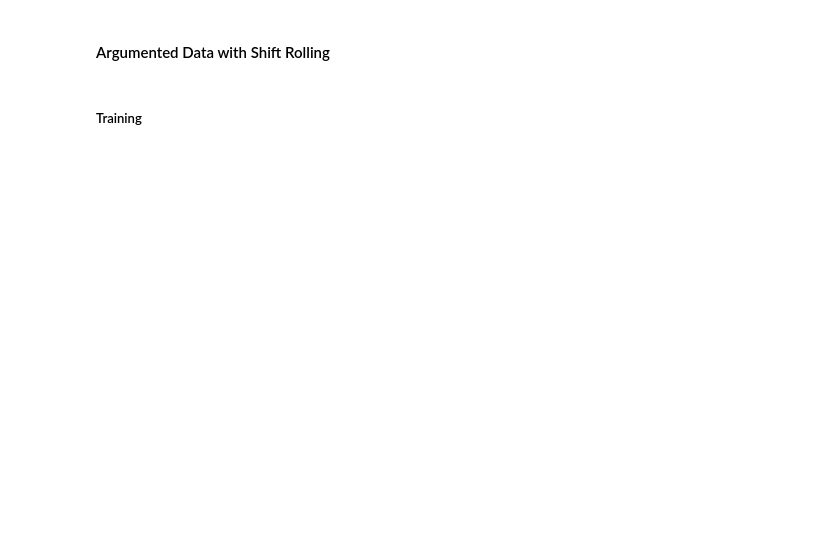
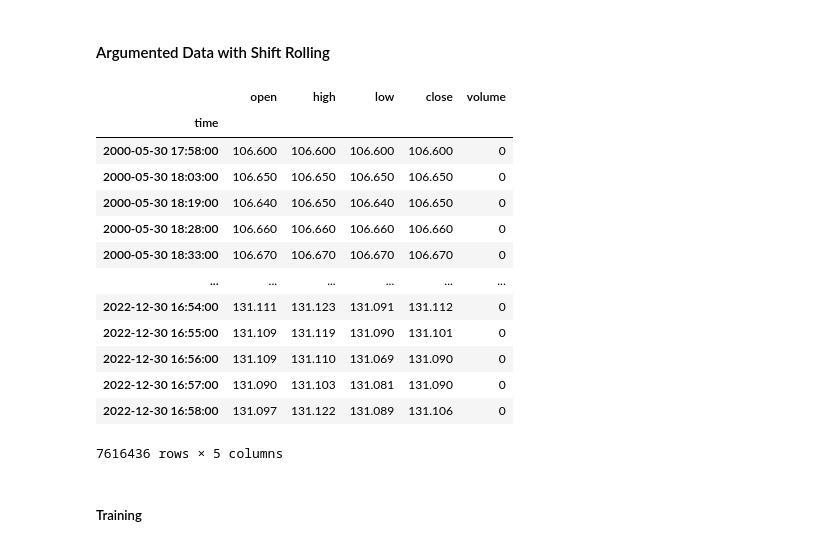
Before and after one commit to Naradice/stocknet_study, a Jupyter notebook: Models/Transformer/LinerInputFinanceTransformer.ipynb, the cells around one changed output. Cells and saved outputs as stored; diff of their text form; code cells hidden in the pictures; blank space fills up the shorter version.

```diff
--- a/Models/Transformer/LinerInputFinanceTransformer.ipynb
+++ b/Models/Transformer/LinerInputFinanceTransformer.ipynb
@@ -1845,40 +1881,39 @@ columns = ohlc_column
 
 #log_p = fprocess.LogPreProcess(columns=ohlc_column)
 diff_p = fprocess.DiffPreProcess(columns=ohlc_column)
-time_p = fprocess.WeeklyIDProcess(freq= 30, time_column= "index")
 #ohlc_pre_process = [log_p, diff_p, time_p]
-ohlc_pre_process = [diff_p, time_p]
+ohlc_pre_process = [diff_p]
 
 standalization_p = fprocess.MinMaxPreProcess(columns=columns)
 processes = [*ohlc_pre_process, standalization_p]
 # %%
 device = torch.device("cuda:0" if torch.cuda.is_available() else "cpu")
-model_name = "finance_linear_wt_transfomer_ext"
 
 #Dataset parameters
 batch_size = 64
 observation_length = 60
 prediction_length = 10
 
-ds = TimeFeatureDataset(df, columns, time_column="index",
-                        processes=processes, observation_length=observation_length,
-                        prediction_length=prediction_length, index_sampler="k_fold")
+ds = FeatureDataset(df, columns, processes=processes, observation_length=observation_length,
+                        prediction_length=prediction_length, index_sampler="k_fold", device=device)
+
+dl = DataLoader(ds, batch_size=batch_size, shuffle=False, num_workers=1, drop_last=True)
 # %%
 feature_size = 4
 d_model=124
 nhead = 4
 num_layer=1
-dim_feedforward = 10
-num_encoder_layers = 2
-num_decoder_layers = 2
+dim_feedforward = 1000
+num_encoder_layers = 12
+num_decoder_layers = 12
 dropout = 0.1
-time_size = int(24*(60/30)*7)
 
 model = Seq2SeqTransformer(
     num_encoder_layers=num_encoder_layers,
     num_decoder_layers=num_decoder_layers,
     feature_size=feature_size,
-    time_size=time_size,
+    observation_length=observation_length,
+    prediction_length=prediction_length,
     d_model=d_model, num_layer=num_layer,
     dim_feedforward=dim_feedforward,
     dropout=dropout, nhead=nhead
@@ -2005,27 +2057,43 @@ def read_histdata_file(file):
 # %%
 import glob
 import os
 import pandas as pd
 
 df = pd.DataFrame()
 ohlc_column = ['open', 'high', 'low', 'close']
 volume_column = "volume"
 file_path = f"{data_folder}/HistData_USDJPY_1MIN.zip"
 if os.path.exists(file_path):
   df =  pd.read_csv(file_path, index_col=0, parse_dates=True)
 else:
   file_path = f"{data_folder}/HistData_USDJPY_1MIN.csv"
 
   if os.path.exists(file_path):
       df =  pd.read_csv(file_path, index_col=0, parse_dates=True)
   else:
       folder_path = os.path.abspath('L:/data/fx/HistData/USDJPY')
       files = glob.glob(folder_path + '/DAT_ASCII_USDJPY_M1_*.zip')
 
       for file in files:
           min_df = read_histdata_file(file)
           df = pd.concat([df, min_df], axis=0)
       df.to_csv(f"{data_folder}/HistData_USDJPY_1MIN.csv")
+df
+# %% [output]
+|  | open | high | low | close | volume |
+| time |  |  |  |  |  |
+| 2000-05-30 17:58:00 | 106.600 | 106.600 | 106.600 | 106.600 | 0 |
+| 2000-05-30 18:03:00 | 106.650 | 106.650 | 106.650 | 106.650 | 0 |
+| 2000-05-30 18:19:00 | 106.640 | 106.650 | 106.640 | 106.650 | 0 |
+| 2000-05-30 18:28:00 | 106.660 | 106.660 | 106.660 | 106.660 | 0 |
+| 2000-05-30 18:33:00 | 106.670 | 106.670 | 106.670 | 106.670 | 0 |
+| ... | ... | ... | ... | ... | ... |
+| 2022-12-30 16:54:00 | 131.111 | 131.123 | 131.091 | 131.112 | 0 |
+| 2022-12-30 16:55:00 | 131.109 | 131.119 | 131.090 | 131.101 | 0 |
+| 2022-12-30 16:56:00 | 131.109 | 131.110 | 131.069 | 131.090 | 0 |
+| 2022-12-30 16:57:00 | 131.090 | 131.103 | 131.081 | 131.090 | 0 |
+| 2022-12-30 16:58:00 | 131.097 | 131.122 | 131.089 | 131.106 | 0 |
+7616436 rows × 5 columns
 # %%
 freq = 30
 freq_str = "30MIN"
```
Also changed, not shown: parts of 37 cells of this notebook, 2 other files.
